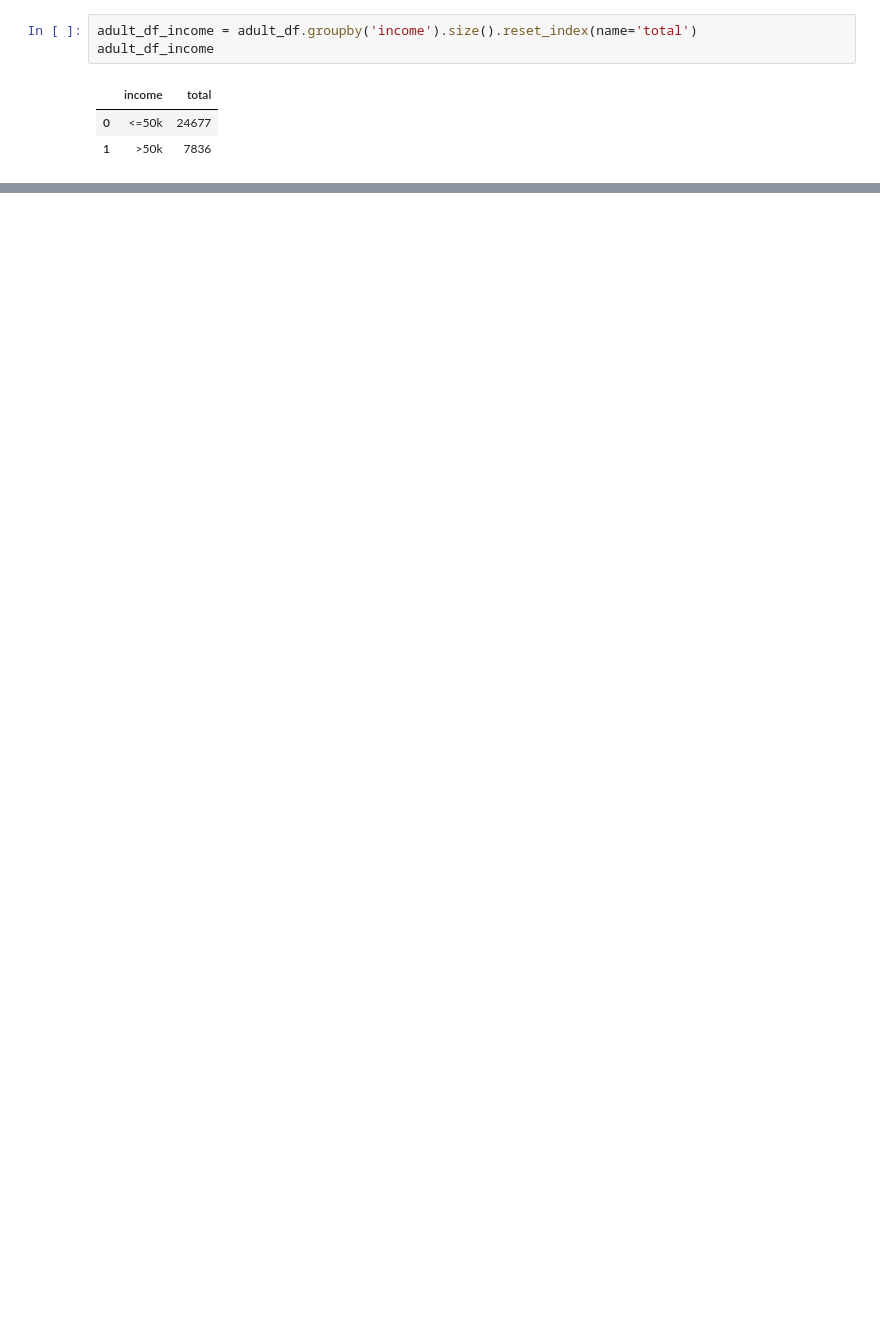
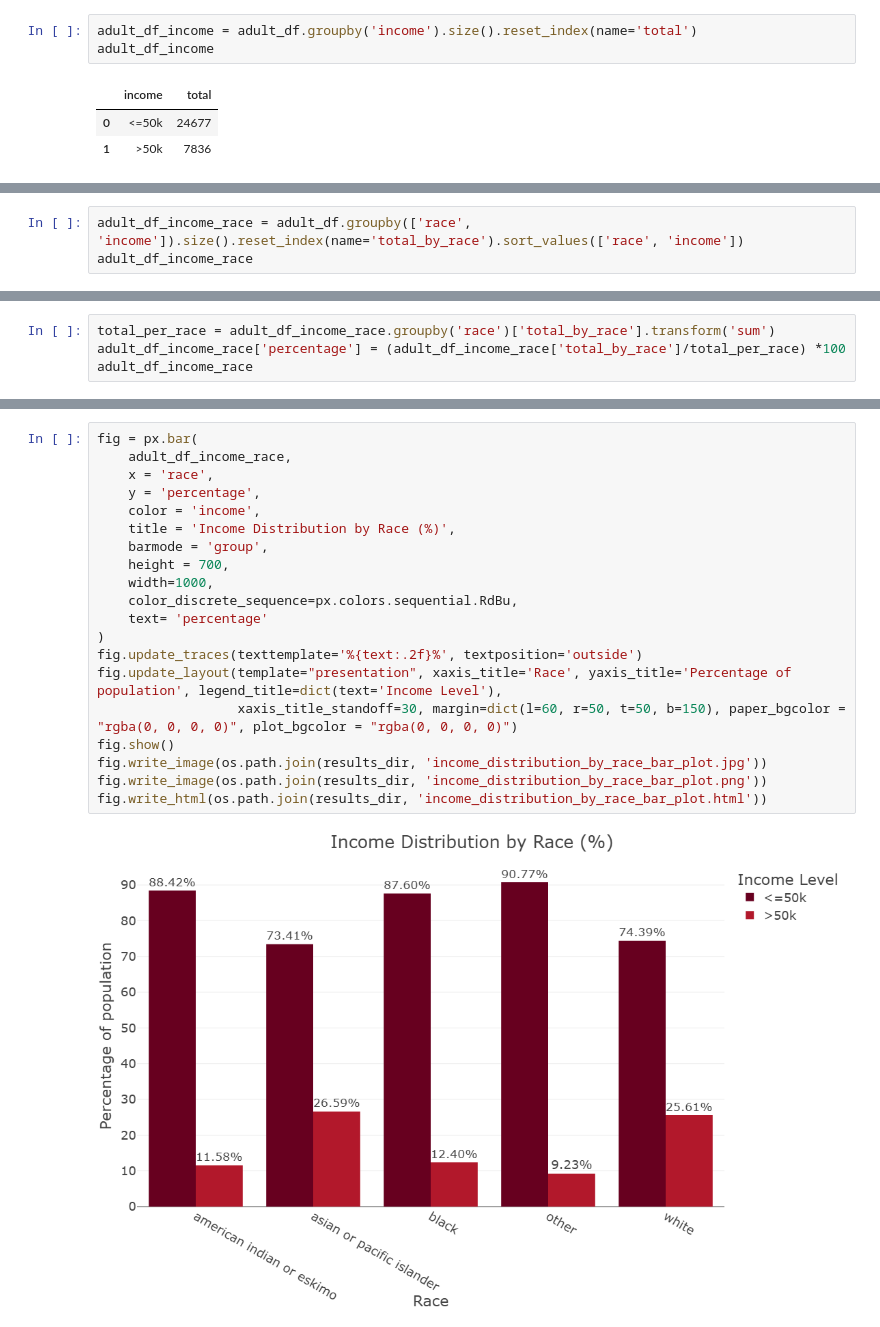
Before and after one commit to UwaseHadidja/adult_income, a Jupyter notebook: notebooks/Data_Analysis.ipynb, the cells around one changed output, grey strips where cells are left out. Saved outputs shown, nothing was run; the diff lists cells and outputs as text; blank space fills up the shorter version.

```diff
--- a/notebooks/Data_Analysis.ipynb
+++ b/notebooks/Data_Analysis.ipynb
@@ -431,0 +414,3 @@ fig.write_html(os.path.join(results_dir,'income_distribution_by_edu_groupcomb_ba
+# %%
+adult_df_income_race = adult_df.groupby(['race', 'income']).size().reset_index(name='total_by_race').sort_values(['race', 'income'])
+adult_df_income_race
@@ -431,0 +429,4 @@ fig.write_html(os.path.join(results_dir,'income_distribution_by_edu_groupcomb_ba
+# %%
+total_per_race = adult_df_income_race.groupby('race')['total_by_race'].transform('sum')
+adult_df_income_race['percentage'] = (adult_df_income_race['total_by_race']/total_per_race) *100
+adult_df_income_race
@@ -431,0 +445,22 @@ fig.write_html(os.path.join(results_dir,'income_distribution_by_edu_groupcomb_ba
+# %%
+fig = px.bar(
+    adult_df_income_race,
+    x = 'race',
+    y = 'percentage',
+    color = 'income',
+    title = 'Income Distribution by Race (%)',
+    barmode = 'group',
+    height = 700,
+    width=1000,
+    color_discrete_sequence=px.colors.sequential.RdBu,
+    text= 'percentage'
+)
+fig.update_traces(texttemplate='%{text:.2f}%', textposition='outside')
+fig.update_layout(template="presentation", xaxis_title='Race', yaxis_title='Percentage of population', legend_title=dict(text='Income Level'),
+                  xaxis_title_standoff=30, margin=dict(l=60, r=50, t=50, b=150), paper_bgcolor = "rgba(0, 0, 0, 0)", plot_bgcolor = "rgba(0, 0, 0, 0)")
+fig.show()
+fig.write_image(os.path.join(results_dir, 'income_distribution_by_race_bar_plot.jpg'))
+fig.write_image(os.path.join(results_dir, 'income_distribution_by_race_bar_plot.png'))
+fig.write_html(os.path.join(results_dir, 'income_distribution_by_race_bar_plot.html'))
+# %% [output]
+[figure, added]
```
Also changed, not shown: parts of 62 cells of this notebook, 15 other files.
